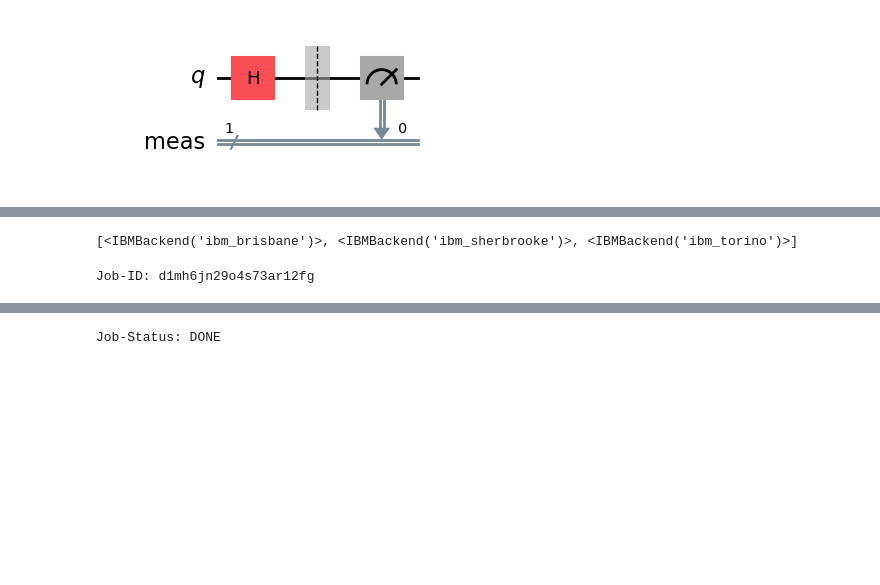
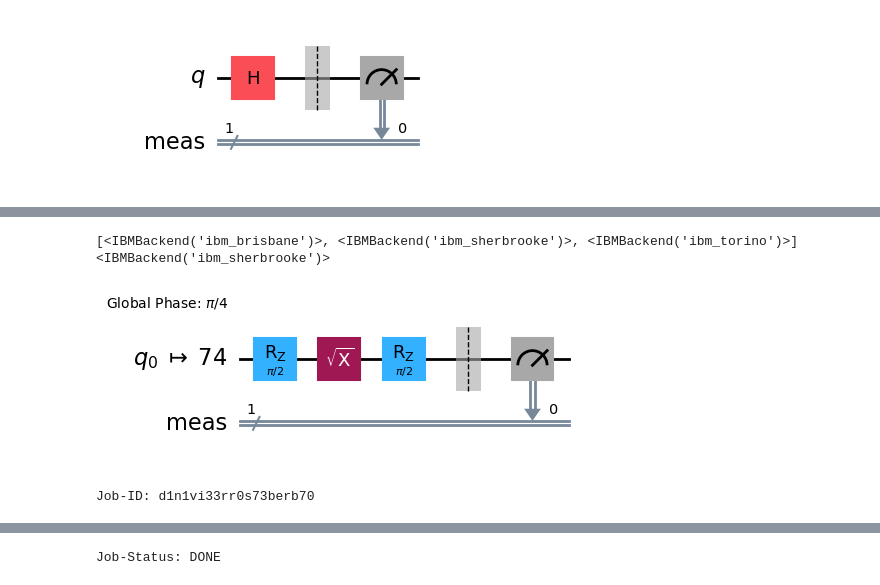
Before and after one commit to Qbannes/Quantum_Computing_Team, a Jupyter notebook: Projekt Zufall/PrZuVerbindungMitIBM.ipynb, the cells around one changed output, grey strips where cells are left out. Saved outputs shown, nothing was run; the diff lists cells and outputs as text; code cells hidden in the pictures; blank space fills up the shorter version.

```diff
--- a/Projekt Zufall/PrZuVerbindungMitIBM.ipynb
+++ b/Projekt Zufall/PrZuVerbindungMitIBM.ipynb
@@ -37,20 +40,26 @@ QiskitRuntimeService.save_account(
-# %%
-from qiskit_ibm_runtime import QiskitRuntimeService, Sampler
-service = QiskitRuntimeService()  # lädt deine gespeicherten Credentials
-print(service.backends())
-# %% [output]
-[<IBMBackend('ibm_brisbane')>, <IBMBackend('ibm_sherbrooke')>, <IBMBackend('ibm_torino')>]
 # %%
 from qiskit_ibm_runtime import SamplerV2 as Sampler
 
-backend_name = service.backend(name = 'ibm_brisbane')
+service = QiskitRuntimeService()  # lädt deine gespeicherten Credentials
+print(service.backends())
 
+backend_name = service.least_busy()
+print(backend_name)
 sampler = Sampler(mode=backend_name)
-job = sampler.run([isa_circuit], shots = 1000)
 
-print("Job-ID:", job.job_id())
+pm = generate_preset_pass_manager(backend=backend_name, optimization_level = 3)
+isa_circuit = pm.run(circuit)
+isa_circuit.draw("mpl")
 # %% [output]
-Job-ID: d1mh6jn29o4s73ar12fg
+[<IBMBackend('ibm_brisbane')>, <IBMBackend('ibm_sherbrooke')>, <IBMBackend('ibm_torino')>]
+<IBMBackend('ibm_sherbrooke')>
+[figure, added]
+# %%
+# Send the run request
+job = sampler.run([isa_circuit], shots = 100000)
+print("Job-ID:", job.job_id())
+# %% [output]
+Job-ID: d1n1vi33rr0s73berb70
 # %%
 print(job.status())
 # %% [output]
```
Also changed, not shown: parts of 11 cells of this notebook, 5 other files.
